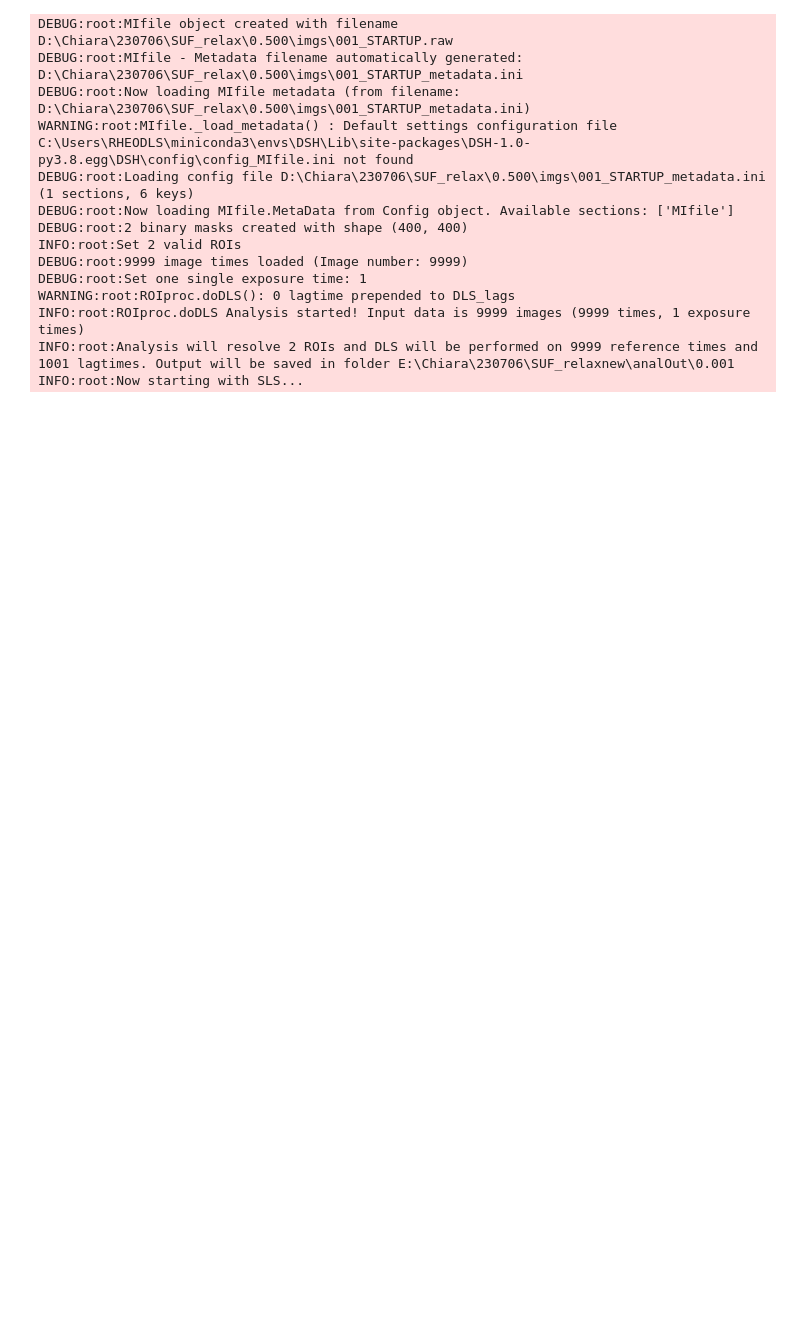
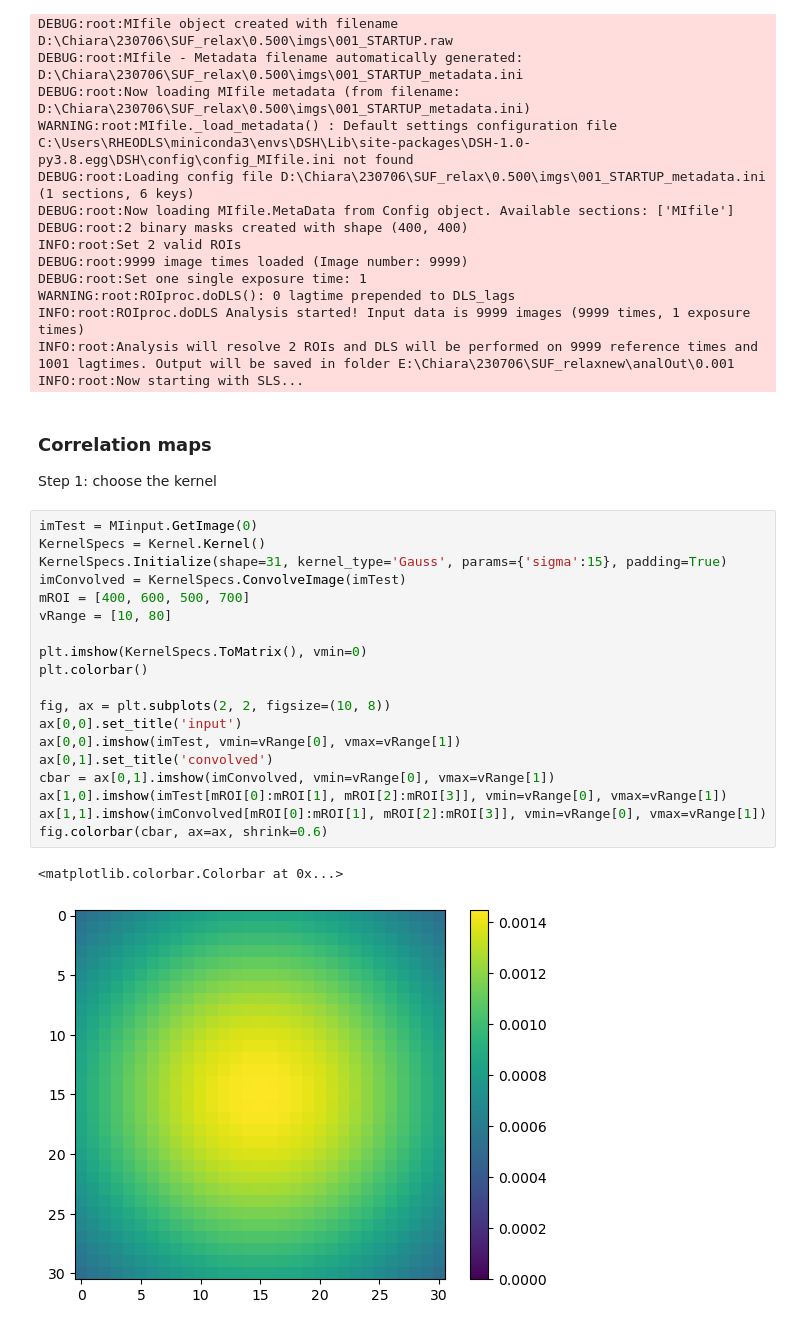
Before and after one commit to steaime/DSHpy, a Jupyter notebook: example2a_RheoDLS_analDLS.ipynb, the cells around one changed output. Cells and saved outputs as stored; diff of their text form; blank space fills up the shorter version.

```diff
--- a/example2a_RheoDLS_analDLS.ipynb
+++ b/example2a_RheoDLS_analDLS.ipynb
@@ -253,3 +237,29 @@ WARNING:root:ROIproc.doDLS(): 0 lagtime prepended to DLS_lags
 INFO:root:ROIproc.doDLS Analysis started! Input data is 9999 images (9999 times, 1 exposure times)
 INFO:root:Analysis will resolve 2 ROIs and DLS will be performed on 9999 reference times and 1001 lagtimes. Output will be saved in folder E:\Chiara\230706\SUF_relaxnew\analOut\0.001
 INFO:root:Now starting with SLS...
+# %% [markdown]
+### Correlation maps
+
+Step 1: choose the kernel
+# %%
+imTest = MIinput.GetImage(0)
+KernelSpecs = Kernel.Kernel()
+KernelSpecs.Initialize(shape=31, kernel_type='Gauss', params={'sigma':15}, padding=True)
+imConvolved = KernelSpecs.ConvolveImage(imTest)
+mROI = [400, 600, 500, 700]
+vRange = [10, 80]
+
+plt.imshow(KernelSpecs.ToMatrix(), vmin=0)
+plt.colorbar()
+
+fig, ax = plt.subplots(2, 2, figsize=(10, 8))
+ax[0,0].set_title('input')
+ax[0,0].imshow(imTest, vmin=vRange[0], vmax=vRange[1])
+ax[0,1].set_title('convolved')
+cbar = ax[0,1].imshow(imConvolved, vmin=vRange[0], vmax=vRange[1])
+ax[1,0].imshow(imTest[mROI[0]:mROI[1], mROI[2]:mROI[3]], vmin=vRange[0], vmax=vRange[1])
+ax[1,1].imshow(imConvolved[mROI[0]:mROI[1], mROI[2]:mROI[3]], vmin=vRange[0], vmax=vRange[1])
+fig.colorbar(cbar, ax=ax, shrink=0.6)
+# %% [output]
+<matplotlib.colorbar.Colorbar at 0x...>
+[figure, added]
```
Also changed, not shown: parts of 9 cells of this notebook, 6 other files.
